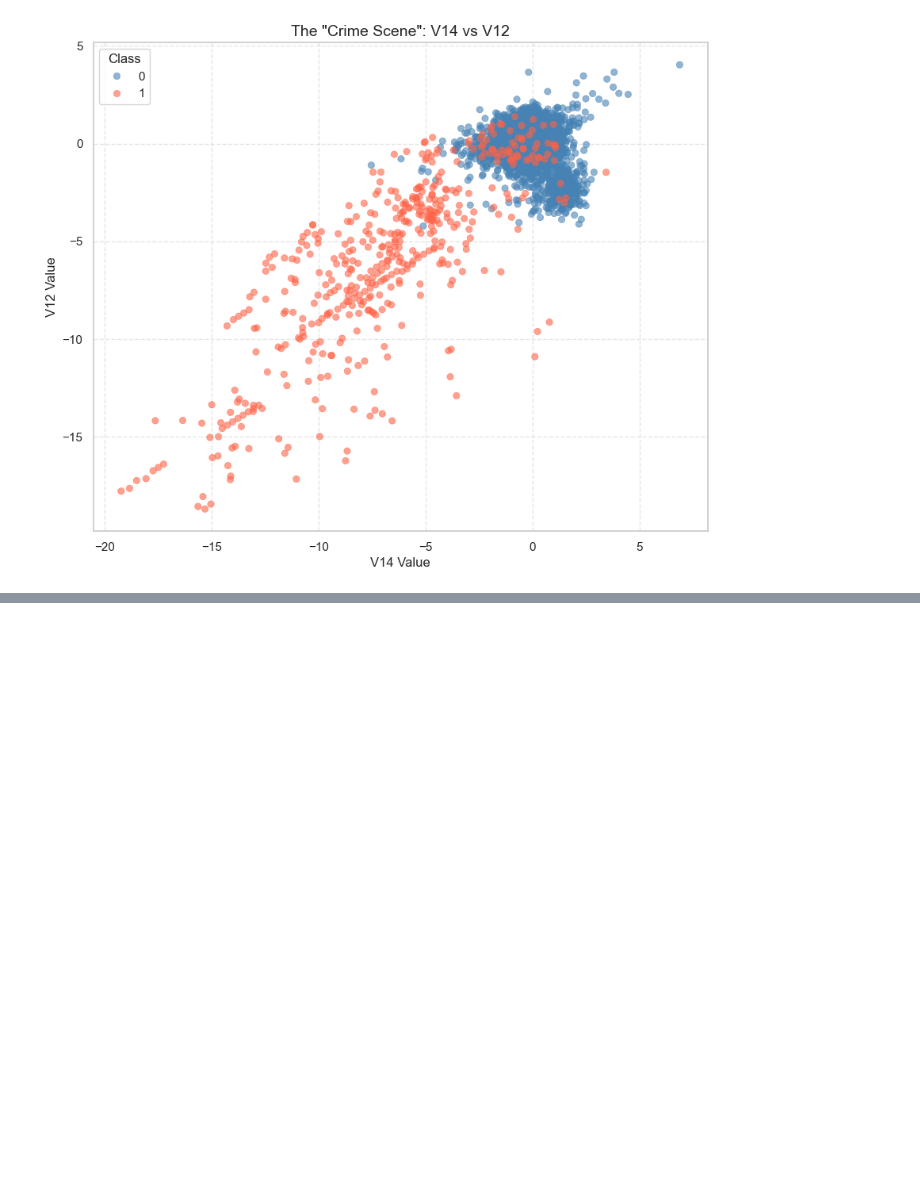
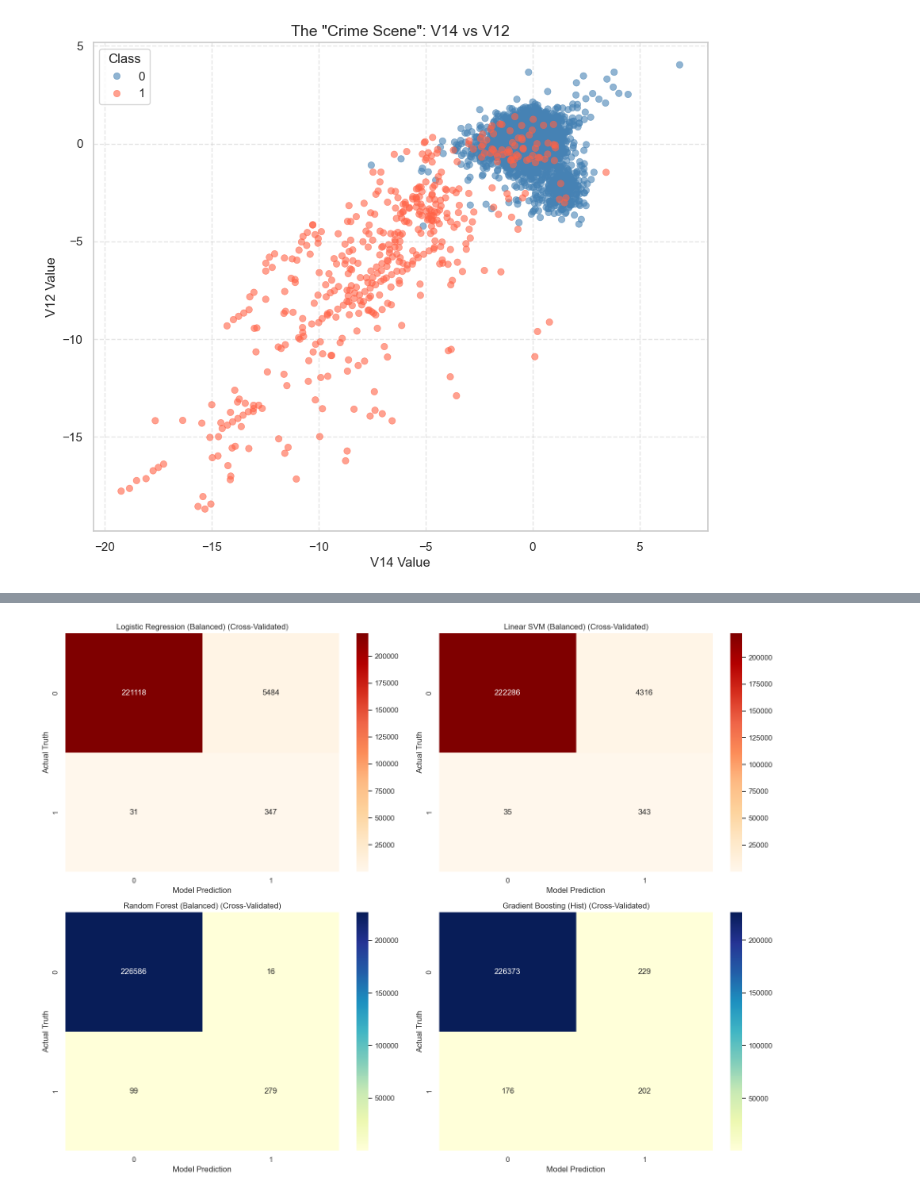
Before and after one commit to Vaibhav9892/Credit-Card-Fraud-Detection, a Jupyter notebook: colab.ipynb, the cells around one changed output, grey strips where cells are left out. Cells and saved outputs as stored; diff of their text form; code cells hidden in the pictures; blank space fills up the shorter version.

```diff
--- a/colab.ipynb
+++ b/colab.ipynb
@@ -270,0 +367,15 @@ plt.show()
+# %%
+from sklearn.preprocessing import StandardScaler
+
+print("Selectively scaling only 'Time' and 'Amount'...")
+
+# 1. Initialize the scaler
+scaler = StandardScaler()
+
+# 2. Fit the scaler ONLY on the training data, and transform the training data
+X_train[['Time', 'Amount']] = scaler.fit_transform(X_train[['Time', 'Amount']])
+
+# 3. Transform the testing data using the rules learned from the training data
+X_test[['Time', 'Amount']] = scaler.transform(X_test[['Time', 'Amount']])
+
+print("Scaling complete! V1-V28 were left untouched.")
@@ -270,0 +460,73 @@ plt.show()
+# %%
+# ---------------------------------------------------------
+# CELL 12: THE HEAVY ARTILLERY (WITH CONFUSION MATRICES)
+# ---------------------------------------------------------
+from sklearn.model_selection import StratifiedKFold, cross_val_predict
+from sklearn.linear_model import LogisticRegression
+from sklearn.svm import LinearSVC
+from sklearn.ensemble import RandomForestClassifier, HistGradientBoostingClassifier
+from sklearn.metrics import classification_report, confusion_matrix, recall_score, precision_score, f1_score
+import pandas as pd
+import numpy as np
+import seaborn as sns
+import matplotlib.pyplot as plt
+
+print("Setting up RAM-Safe Heavy Artillery models... (Expected time: 4-6 mins)")
+
+# 5 folds, preserving the exact 99.8% / 0.2% ratio
+skf = StratifiedKFold(n_splits=5, shuffle=True, random_state=42)
+
+# Define our arsenal (n_jobs=2 protects your 18GB of Unified Memory)
+models = {
+    "Logistic Regression (Balanced)": LogisticRegression(class_weight='balanced', max_iter=1000),
+    "Linear SVM (Balanced)": LinearSVC(class_weight='balanced', max_iter=2000, dual=False),
+    "Random Forest (Balanced)": RandomForestClassifier(n_estimators=50, class_weight='balanced', n_jobs=2, random_state=42),
+    "Gradient Boosting (Hist)": HistGradientBoostingClassifier(learning_rate=0.1, max_iter=100, random_state=42)
+}
+
+results_data = []
+cms = {} # Dictionary to store confusion matrices
+
+# 1. Train and Predict using cross_val_predict (saves 50% compute time!)
+for name, model in models.items():
+    print(f"Training {name}...")
+    # This generates 'out-of-fold' predictions for the entire training set
+    y_pred_cv = cross_val_predict(model, X_train, y_train, cv=skf, n_jobs=2)
+
+    # Calculate metrics
+    results_data.append({
+        "Model": name,
+        "Catch Rate (Recall %)": recall_score(y_train, y_pred_cv) * 100,
+        "Annoyance (Precision %)": precision_score(y_train, y_pred_cv) * 100,
+        "F1-Score": f1_score(y_train, y_pred_cv)
+    })
+
+    # Save the confusion matrix for plotting
+    cms[name] = confusion_matrix(y_train, y_pred_cv)
+
+# 2. Print the Business Results
+print("\n" + "="*60)
+print(" 🏆 FINAL GENERIC ML SHOWDOWN")
+print("="*60)
+results_df = pd.DataFrame(results_data).round(2)
+display(results_df)
+
+# 3. Plot all 4 Confusion Matrices Side-by-Side
+fig, axes = plt.subplots(2, 2, figsize=(16, 12))
+axes = axes.flatten()
+
+for i, (name, cm) in enumerate(cms.items()):
+    sns.heatmap(cm, annot=True, fmt='d', cmap='OrRd' if 'SVM' in name or 'Logistic' in name else 'YlGnBu', ax=axes[i])
+    axes[i].set_title(f'{name} (Cross-Validated)')
+    axes[i].set_ylabel('Actual Truth')
+    axes[i].set_xlabel('Model Prediction')
+
+plt.tight_layout()
+plt.show()
+
+print("\n--- Visualizing the 'See-Saw' ---")
+print("Look at the top right square (False Positives / Innocent people blocked):")
+print("- Logistic/SVM will have HUGE numbers here (thousands of innocent people blocked).")
+print("Look at the bottom left square (False Negatives / Escaped Thieves):")
+print("- Random Forest/Boosting will have higher numbers here (Thieves getting away).")
+# %% [output]
@@ -270,0 +547 @@ plt.show()
+[figure, added]
```
Also changed, not shown: parts of 6 cells of this notebook.
